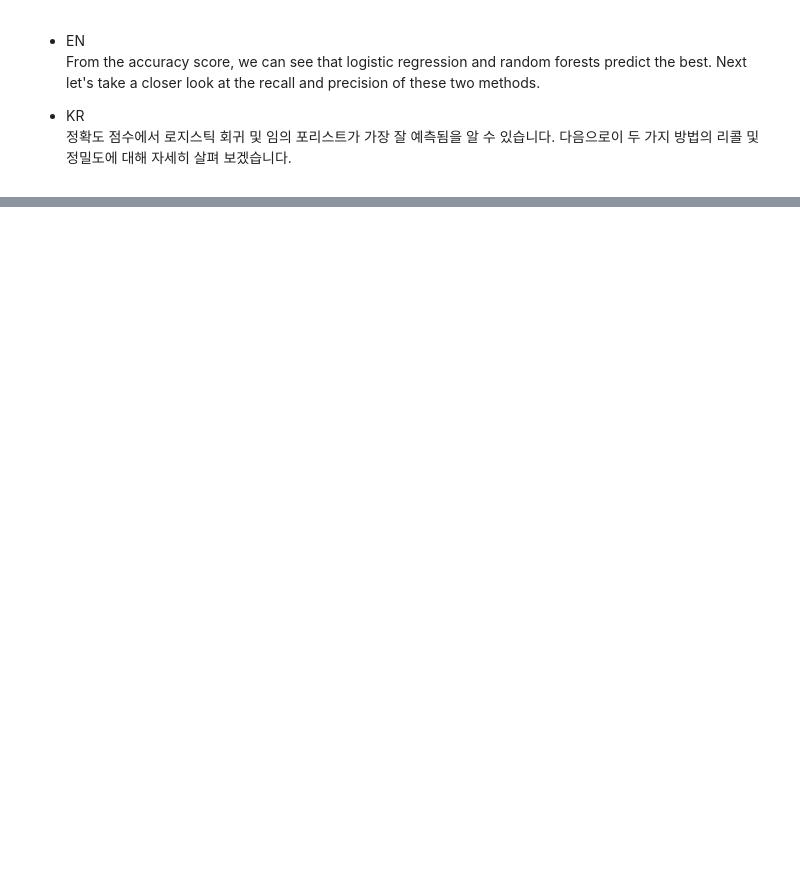
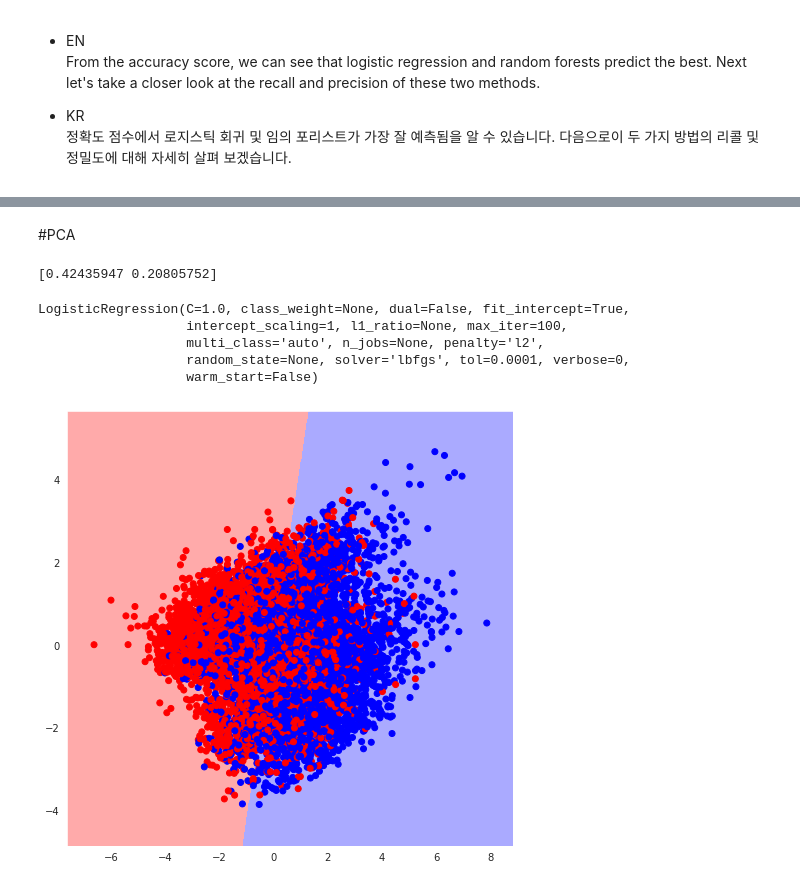
Before and after one commit to HopesDad/Py_ML_Deep_Learning, a Jupyter notebook: LOL_How_to_win_.ipynb, the cells around one changed output, grey strips where cells are left out. Saved outputs shown, nothing was run; the diff lists cells and outputs as text; code cells hidden in the pictures; blank space fills up the shorter version.

```diff
--- a/LOL_How_to_win_.ipynb
+++ b/LOL_How_to_win_.ipynb
@@ -270,0 +327,2 @@ From the accuracy score, we can see that logistic regression and random forests
+# %% [markdown]
+#PCA
@@ -270,0 +338,55 @@ From the accuracy score, we can see that logistic regression and random forests
+# %%
+from sklearn.decomposition import PCA
+pca = PCA(n_components=2)
+components = pca.fit_transform(X)
+print(pca.explained_variance_ratio_)
+# %% [output]
+[0.42435947 0.20805752]
+# %%
+# create visulization df
+df_vis = pd.DataFrame(data = components, columns = ['pc1', 'pc2'])
+df_vis = pd.concat([df_vis, data['blueWins']], axis = 1)
+X = df_vis[['pc1', 'pc2']]
+y = df_vis['blueWins']
+X_train, X_test, y_train, y_test = train_test_split(X, y, test_size=0.2, random_state=42)
+# %%
+# refit the pca data
+lm.fit(X_train, y_train)
+# %% [output]
+LogisticRegression(C=1.0, class_weight=None, dual=False, fit_intercept=True,
+                   intercept_scaling=1, l1_ratio=None, max_iter=100,
+                   multi_class='auto', n_jobs=None, penalty='l2',
+                   random_state=None, solver='lbfgs', tol=0.0001, verbose=0,
+                   warm_start=False)
+# %%
+from matplotlib.colors import ListedColormap
+def DecisionBoundary(clf):
+    X = df_vis[['pc1', 'pc2']]
+    y = df_vis['blueWins']
+
+    h = .02  # step size in the mesh
+
+    # Create color maps
+    cmap_light = ListedColormap(['#FFAAAA', '#AAAAFF'])
+    cmap_bold = ListedColormap(['#FF0000', '#0000FF'])
+
+    #Plot the decision boundary. For that, we will assign a color to each
+    # point in the mesh [x_min, x_max]x[y_min, y_max].
+    x_min, x_max = X.iloc[:, 0].min() - 1, X.iloc[:, 0].max() + 1
+    y_min, y_max = X.iloc[:, 1].min() - 1, X.iloc[:, 1].max() + 1
+    xx, yy = np.meshgrid(np.arange(x_min, x_max, h),
+                         np.arange(y_min, y_max, h))
+    Z = clf.predict(np.c_[xx.ravel(), yy.ravel()])
+    Z = Z.reshape(xx.shape)
+    plt.figure(figsize=(8, 8))
+    plt.pcolormesh(xx, yy, Z, cmap=cmap_light)
+
+    # Plot also the training points
+    plt.scatter(X.iloc[:, 0], X.iloc[:, 1], c=y, cmap=cmap_bold)
+    plt.xlim(xx.min(), xx.max())
+    plt.ylim(yy.min(), yy.max())
+    plt.show()
+# %%
+DecisionBoundary(lm)
+# %% [output]
+[figure, added]
```
Also changed, not shown: parts of 9 cells of this notebook.
